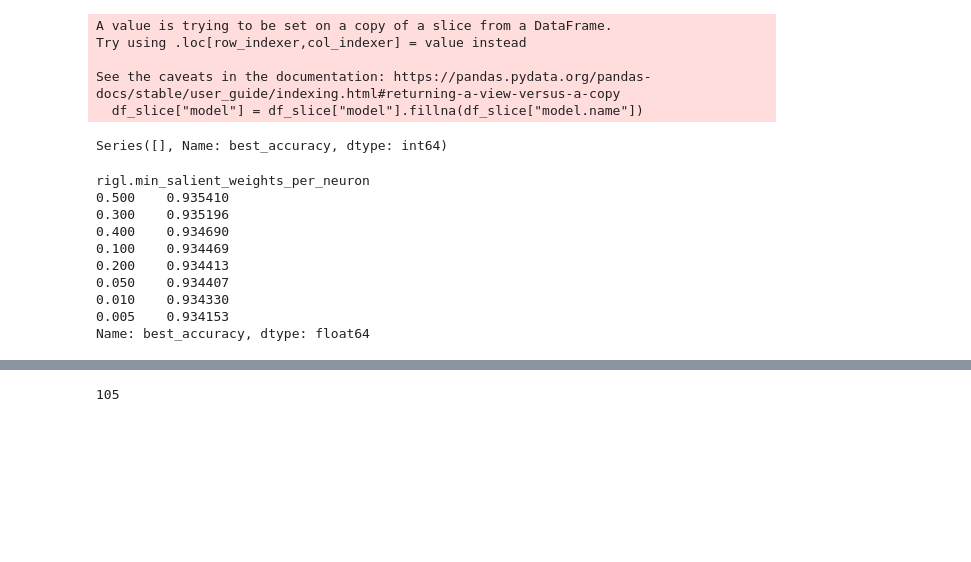
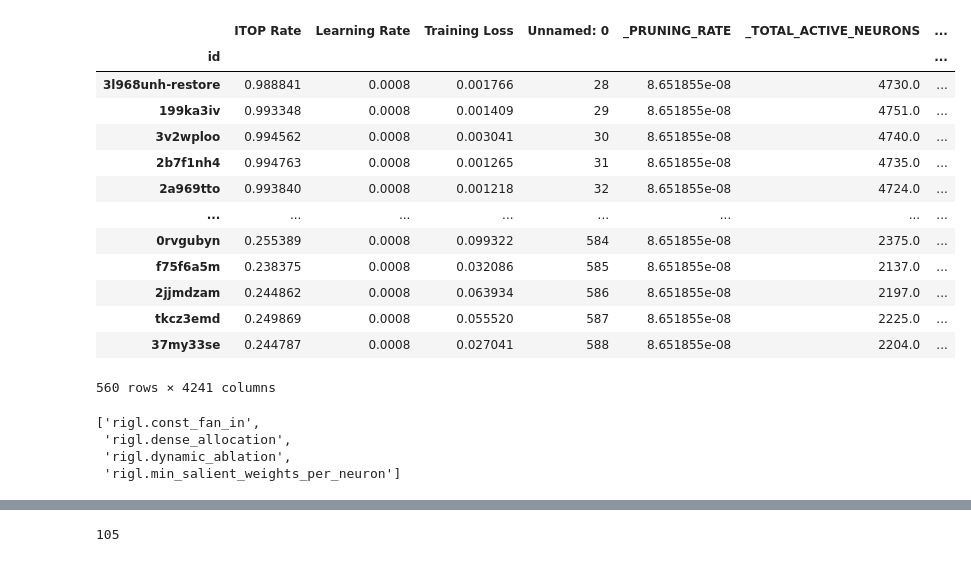
Before and after one commit to calgaryml/condensed-sparsity, a Jupyter notebook: notebooks/final_results.ipynb, the cells around one changed output, grey strips where cells are left out. Cells and saved outputs as stored; diff of their text form; code cells hidden in the pictures; blank space fills up the shorter version.

Commit message:
updates for results

```diff
--- a/notebooks/final_results.ipynb
+++ b/notebooks/final_results.ipynb
@@ -31,9 +37,10 @@ df.head()
 # %%
 def fill_na_cols(df):
-    df["rigl.min_salient_weights_per_neuron"] = df["rigl.min_salient_weights_per_neuron"].fillna(False)
+    df["rigl.min_salient_weights_per_neuron"] = df["rigl.min_salient_weights_per_neuron"].fillna(0)
     df["rigl.dynamic_ablation"] = df["rigl.dynamic_ablation"].fillna(False)
     df.loc[df["model.name"].isna(), "model.name"] = df["model"]
     df.loc[df["model"].isna(), "model"] = df["model.name"]
     return df
-
+df = pd.read_csv("../processed_results.csv", index_col="id")
 df = fill_na_cols(df)
+df.head()
@@ -40,35 +56 @@ df = fill_na_cols(df)
-# %%
-groupby_cols = [
-    "model",
-    "rigl.dense_allocation",
-    "rigl.min_salient_weights_per_neuron",
-    # "training.seed",
-]
-
-
-df_slice = df.loc[df["tags"].str.contains("sweep_1fik36lx")]
-df_slice["model"] = df_slice["model"].fillna(df_slice["model.name"])
-df_slice = df_slice.groupby(groupby_cols).count()["best_accuracy"]
-df_slice.loc[df_slice != 5]
-# %% [output]
-A value is trying to be set on a copy of a slice from a DataFrame.
-Try using .loc[row_indexer,col_indexer] = value instead
-
-See the caveats in the documentation: https://pandas.pydata.org/pandas-docs/stable/user_guide/indexing.html#returning-a-view-versus-a-copy
-  df_slice["model"] = df_slice["model"].fillna(df_slice["model.name"])
-Series([], Name: best_accuracy, dtype: int64)
-# %%
-df_slice = df.loc[df["tags"].str.contains("sweep_1fik36lx")][["rigl.min_salient_weights_per_neuron", "best_accuracy"]]
-df_slice.groupby("rigl.min_salient_weights_per_neuron").mean()['best_accuracy'].sort_values(ascending=False)
-# %% [output]
-rigl.min_salient_weights_per_neuron
-0.500    0.935410
-0.300    0.935196
-0.400    0.934690
-0.100    0.934469
-0.200    0.934413
-0.050    0.934407
-0.010    0.934330
-0.005    0.934153
-Name: best_accuracy, dtype: float64
 # %%
@@ -126,0 +109,24 @@ df_slice
+# %%
+df.loc[df['tags'].str.contains("sweep_1fik36lx")]
+# %% [output]
+|  | ITOP Rate | Learning Rate | Training Loss | Unnamed: 0 | _PRUNING_RATE | _TOTAL_ACTIVE_NEURONS | ... |
+| id |  |  |  |  |  |  | ... |
+| 3l968unh-restore | 0.988841 | 0.0008 | 0.001766 | 28 | 8.651855e-08 | 4730.0 | ... |
+| 199ka3iv | 0.993348 | 0.0008 | 0.001409 | 29 | 8.651855e-08 | 4751.0 | ... |
+| 3v2wploo | 0.994562 | 0.0008 | 0.003041 | 30 | 8.651855e-08 | 4740.0 | ... |
+| 2b7f1nh4 | 0.994763 | 0.0008 | 0.001265 | 31 | 8.651855e-08 | 4735.0 | ... |
+| 2a969tto | 0.993840 | 0.0008 | 0.001218 | 32 | 8.651855e-08 | 4724.0 | ... |
+| ... | ... | ... | ... | ... | ... | ... | ... |
+| 0rvgubyn | 0.255389 | 0.0008 | 0.099322 | 584 | 8.651855e-08 | 2375.0 | ... |
+| f75f6a5m | 0.238375 | 0.0008 | 0.032086 | 585 | 8.651855e-08 | 2137.0 | ... |
+| 2jjmdzam | 0.244862 | 0.0008 | 0.063934 | 586 | 8.651855e-08 | 2197.0 | ... |
+| tkcz3emd | 0.249869 | 0.0008 | 0.055520 | 587 | 8.651855e-08 | 2225.0 | ... |
+| 37my33se | 0.244787 | 0.0008 | 0.027041 | 588 | 8.651855e-08 | 2204.0 | ... |
+560 rows × 4241 columns
+# %%
+_GROUPBY_VARS
+# %% [output]
+['rigl.const_fan_in',
+ 'rigl.dense_allocation',
+ 'rigl.dynamic_ablation',
+ 'rigl.min_salient_weights_per_neuron']
```
Also changed, not shown: parts of 19 cells of this notebook, 3 other files.
